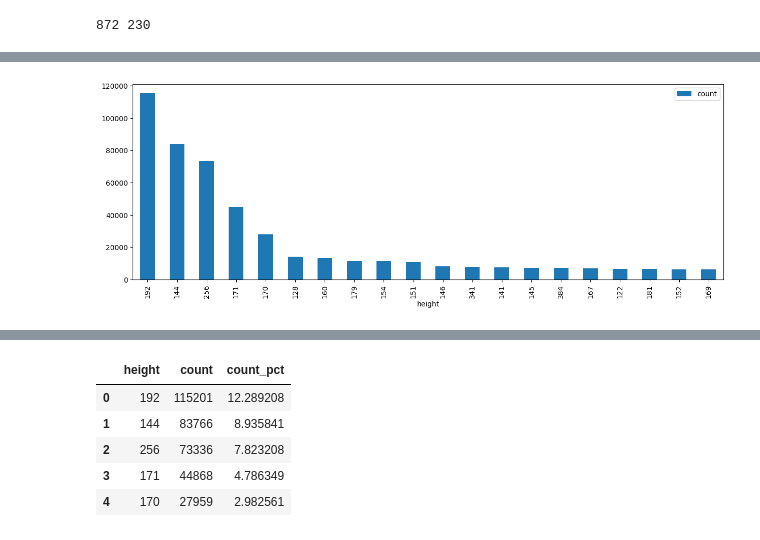
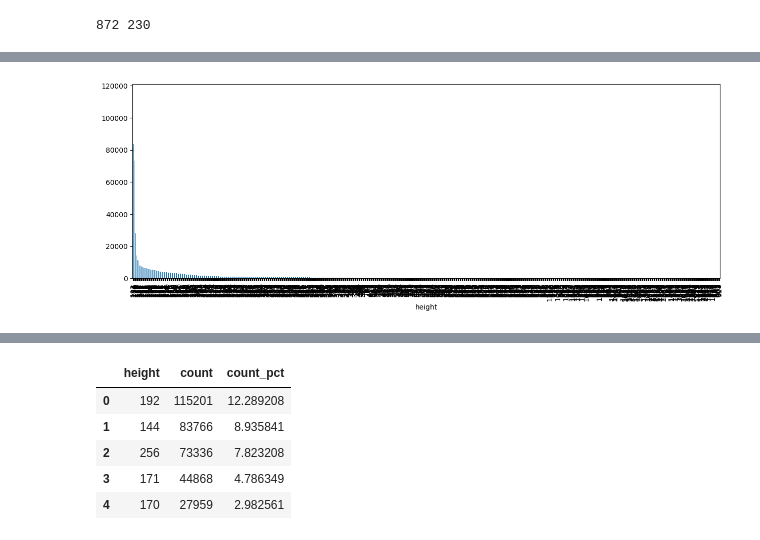
Before and after one commit to mnoor-ds/Sem2_CA1_Data, a Jupyter notebook: notebook/notebook.ipynb, the cells around one changed output, grey strips where cells are left out. Cells and saved outputs as stored; diff of their text form; code cells hidden in the pictures.

```diff
--- a/notebook/notebook.ipynb
+++ b/notebook/notebook.ipynb
@@ -343,4 +337,5 @@ height_counts.plot(x='height', y='count', kind='bar', figsize=(15,5));
 # %%
-height_counts.iloc[:20].plot(x='height', y='count', kind='bar', figsize=(15,5));
+# create a simple bar chart with no formatting for a quick visualisation
+height_counts.plot(x='height', y='count', kind='bar', figsize=(15,5), legend=False);
 # %% [output]
-[figure, old version]
+[figure, new version]
```
Also changed, not shown: parts of 18 cells of this notebook.
